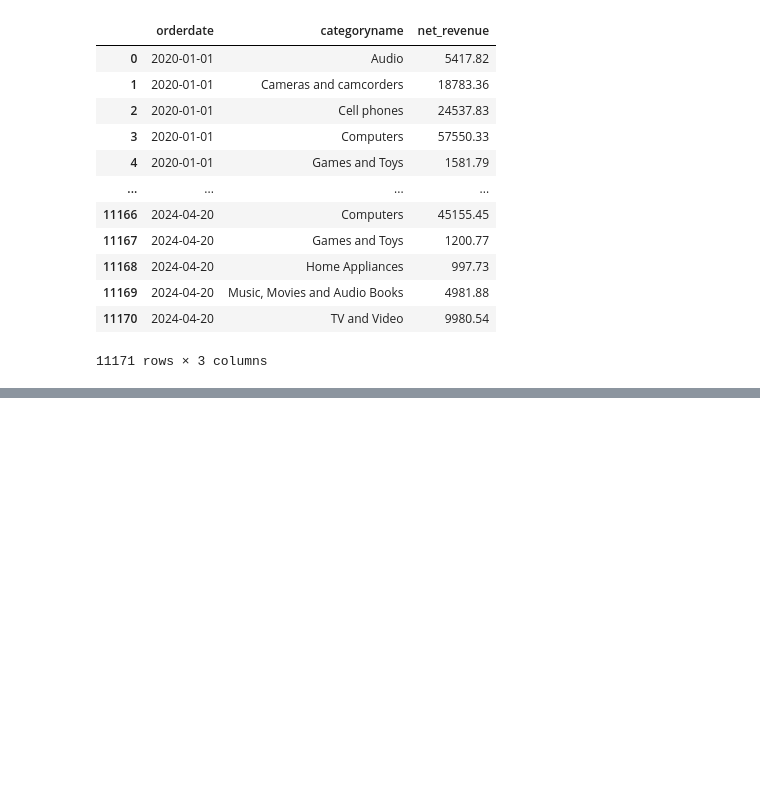
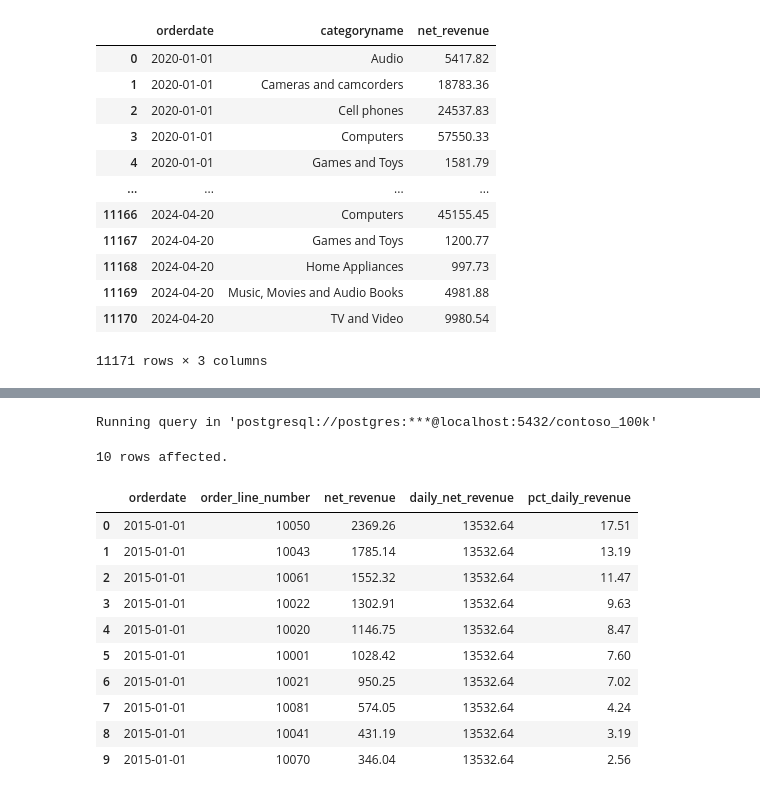
Before and after one commit to SontaRamesh/Studentqrcode, a Jupyter notebook: Resources/Blank_SQL_Notebook.ipynb, the cells around one changed output, grey strips where cells are left out. Cells and saved outputs as stored; diff of their text form; code cells hidden in the pictures; blank space fills up the shorter version.

```diff
--- a/Resources/Blank_SQL_Notebook.ipynb
+++ b/Resources/Blank_SQL_Notebook.ipynb
@@ -764,0 +855,27 @@ Running query in 'postgresql://postgres:***@localhost:5432/contoso_100k'
+# %%
+%%sql
+select
+orderdate,
+orderkey*10+linenumber as order_line_number,
+(quantity * netprice / exchangerate) as net_revenue,
+sum(quantity * netprice / exchangerate) over(partition by orderdate)as daily_net_revenue,
+(quantity * netprice / exchangerate)*100/sum(quantity * netprice / exchangerate) over(partition by orderdate) as pct_daily_revenue
+from sales
+order by
+orderdate,
+pct_daily_revenue desc
+limit 10
+# %% [output]
+Running query in 'postgresql://postgres:***@localhost:5432/contoso_100k'
+10 rows affected.
+|  | orderdate | order_line_number | net_revenue | daily_net_revenue | pct_daily_revenue |
+| 0 | 2015-01-01 | 10050 | 2369.26 | 13532.64 | 17.51 |
+| 1 | 2015-01-01 | 10043 | 1785.14 | 13532.64 | 13.19 |
+| 2 | 2015-01-01 | 10061 | 1552.32 | 13532.64 | 11.47 |
+| 3 | 2015-01-01 | 10022 | 1302.91 | 13532.64 | 9.63 |
+| 4 | 2015-01-01 | 10020 | 1146.75 | 13532.64 | 8.47 |
+| 5 | 2015-01-01 | 10001 | 1028.42 | 13532.64 | 7.60 |
+| 6 | 2015-01-01 | 10021 | 950.25 | 13532.64 | 7.02 |
+| 7 | 2015-01-01 | 10081 | 574.05 | 13532.64 | 4.24 |
+| 8 | 2015-01-01 | 10041 | 431.19 | 13532.64 | 3.19 |
+| 9 | 2015-01-01 | 10070 | 346.04 | 13532.64 | 2.56 |
```
Also changed, not shown: parts of 5 cells of this notebook.
